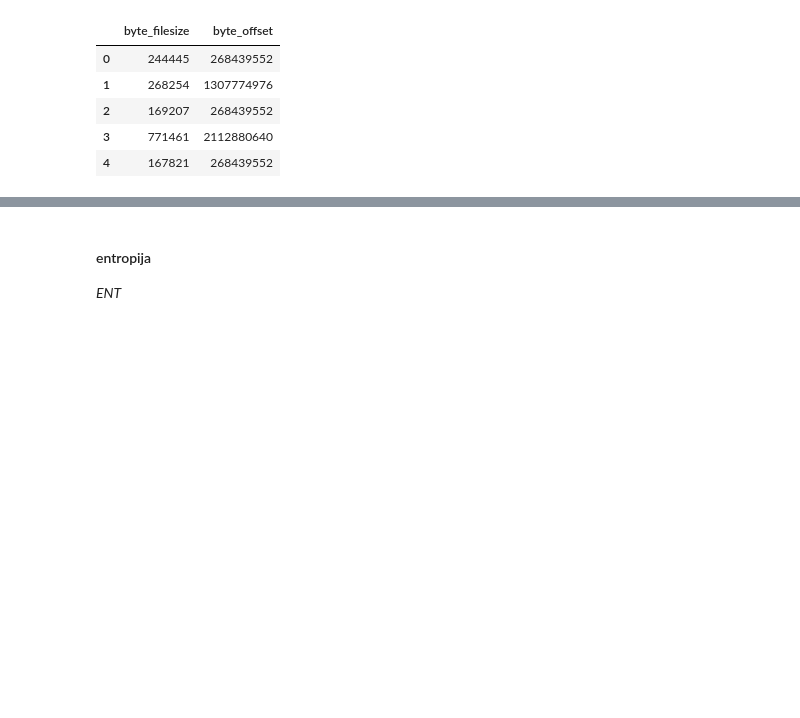
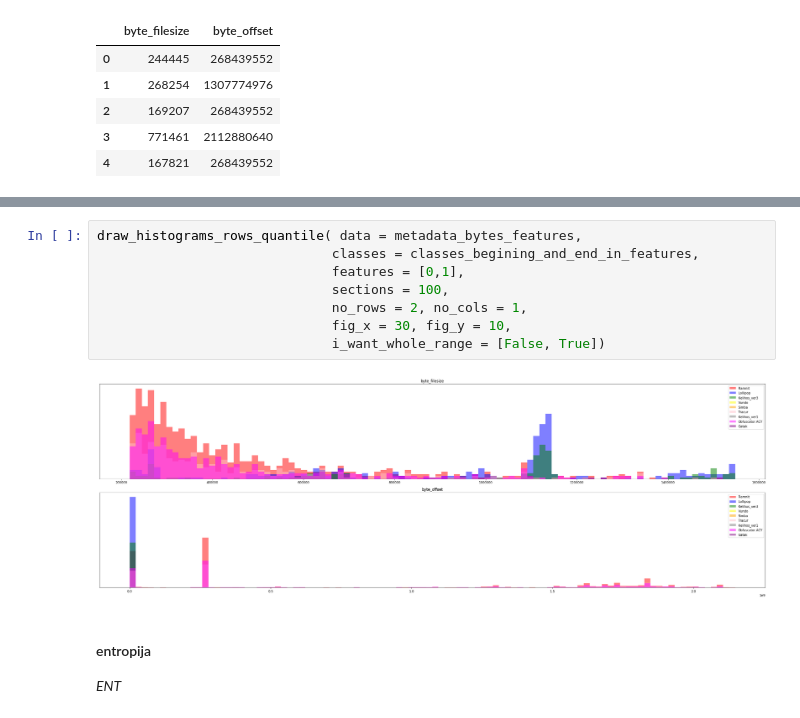
Before and after one commit to tomarga/Machine-Burning, a Jupyter notebook: [project proposal] microsoft malware classification.ipynb, the cells around one changed output, grey strips where cells are left out. Cells and saved outputs as stored; diff of their text form; blank space fills up the shorter version.

```diff
--- a/[project proposal] microsoft malware classification.ipynb
+++ b/[project proposal] microsoft malware classification.ipynb
@@ -206,3 +209,13 @@ draw_histograms(metadata_bytes_features, 2, 1, 2, 100, True, 20, 5)
+# %%
+draw_histograms_rows_quantile( data = metadata_bytes_features,
+                              classes = classes_begining_and_end_in_features,
+                              features = [0,1],
+                              sections = 100,
+                              no_rows = 2, no_cols = 1,
+                              fig_x = 30, fig_y = 10,
+                              i_want_whole_range = [False, True])
+# %% [output]
+[figure, added]
 # %% [markdown]
 #### entropija
 _ENT_
```
Also changed, not shown: parts of 38 cells of this notebook.
